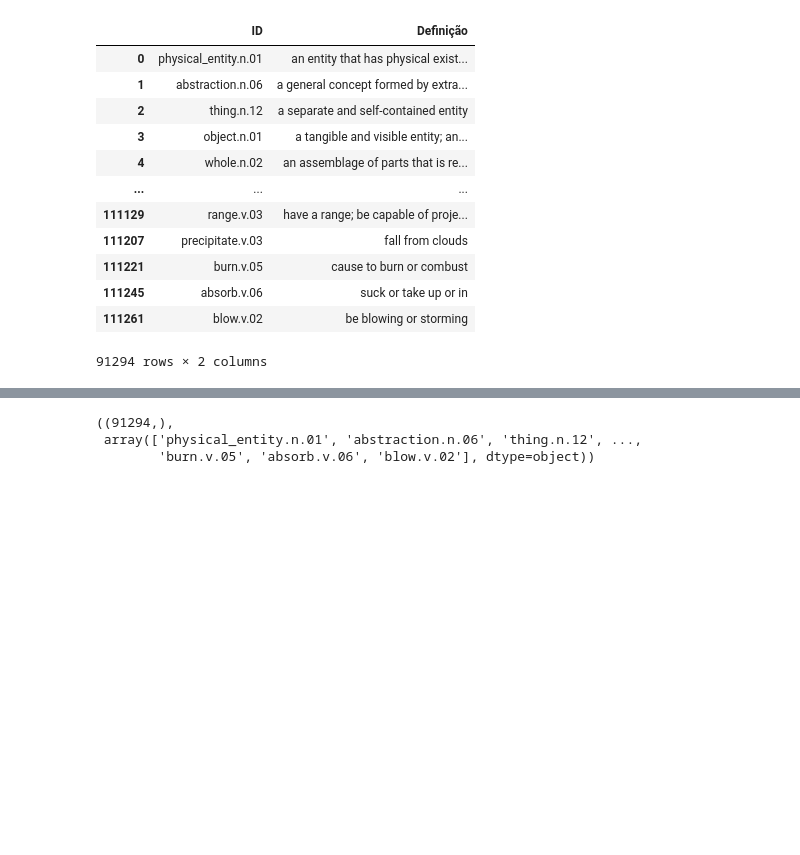
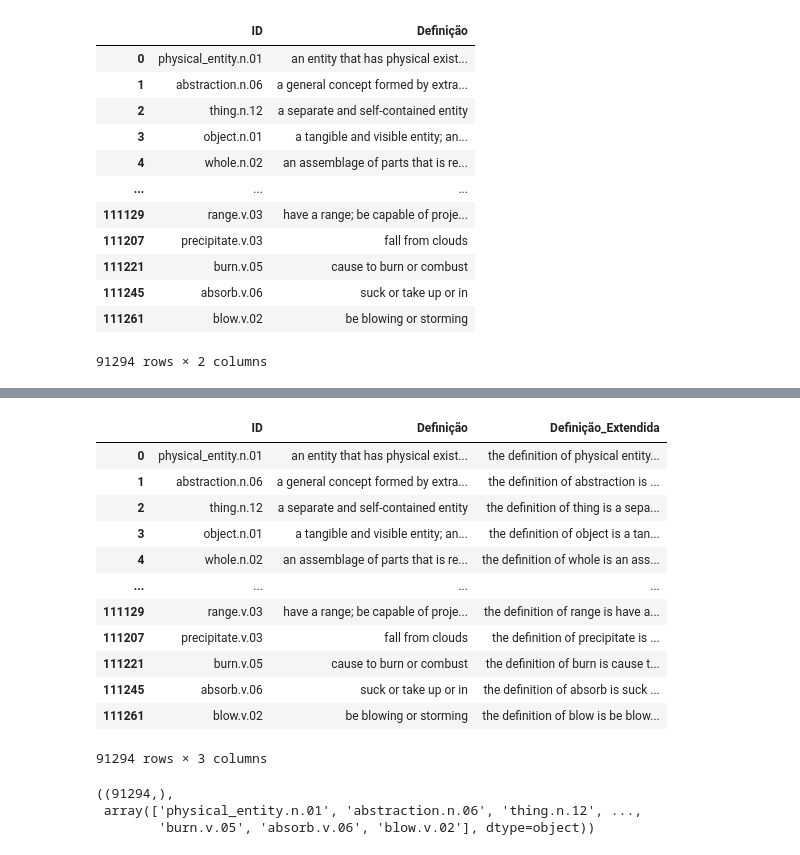
Before and after one commit to jpelayx/nlp, a Jupyter notebook: dataset.ipynb, the cells around one changed output, grey strips where cells are left out. Saved outputs shown, nothing was run; the diff lists cells and outputs as text; code cells hidden in the pictures; blank space fills up the shorter version.

Commit message:
extend the definitions by suffixing the entity id
solution to deal with repeated definitions associated with multiple ids

```diff
--- a/dataset.ipynb
+++ b/dataset.ipynb
@@ -48,3 +48,16 @@ entities
 | 111245 | absorb.v.06 | suck or take up or in |
 | 111261 | blow.v.02 | be blowing or storming |
 91294 rows × 2 columns
+# %%
+import re
+
+def compose_definition(row):
+    id, definition = row
+    clean_id =  re.sub(r'\..\.[0-9][0-9]', '', id)
+    clean_id =  re.sub(r'_', ' ', clean_id)
+
+    new_def = f'the definition of {clean_id} is {definition}'
+    return new_def
+# %%
+extended_defs = entities.apply(compose_definition, axis=1)
+extended_defs
@@ -51,3 +77,20 @@ entities
+# %%
+entities['Definição_Extendida'] = extended_defs
+entities
+# %% [output]
+|  | ID | Definição | Definição_Extendida |
+| 0 | physical_entity.n.01 | an entity that has physical exist... | the definition of physical entity... |
+| 1 | abstraction.n.06 | a general concept formed by extra... | the definition of abstraction is ... |
+| 2 | thing.n.12 | a separate and self-contained entity | the definition of thing is a sepa... |
+| 3 | object.n.01 | a tangible and visible entity; an... | the definition of object is a tan... |
+| 4 | whole.n.02 | an assemblage of parts that is re... | the definition of whole is an ass... |
+| ... | ... | ... | ... |
+| 111129 | range.v.03 | have a range; be capable of proje... | the definition of range is have a... |
+| 111207 | precipitate.v.03 | fall from clouds | the definition of precipitate is ... |
+| 111221 | burn.v.05 | cause to burn or combust | the definition of burn is cause t... |
+| 111245 | absorb.v.06 | suck or take up or in | the definition of absorb is suck ... |
+| 111261 | blow.v.02 | be blowing or storming | the definition of blow is be blow... |
+91294 rows × 3 columns
 # %%
 ids = entities['ID'].to_numpy()
 mapping = {name : i for i, name in enumerate(ids)}
```
Also changed, not shown: parts of 1 cell of this notebook, 1 other file.
